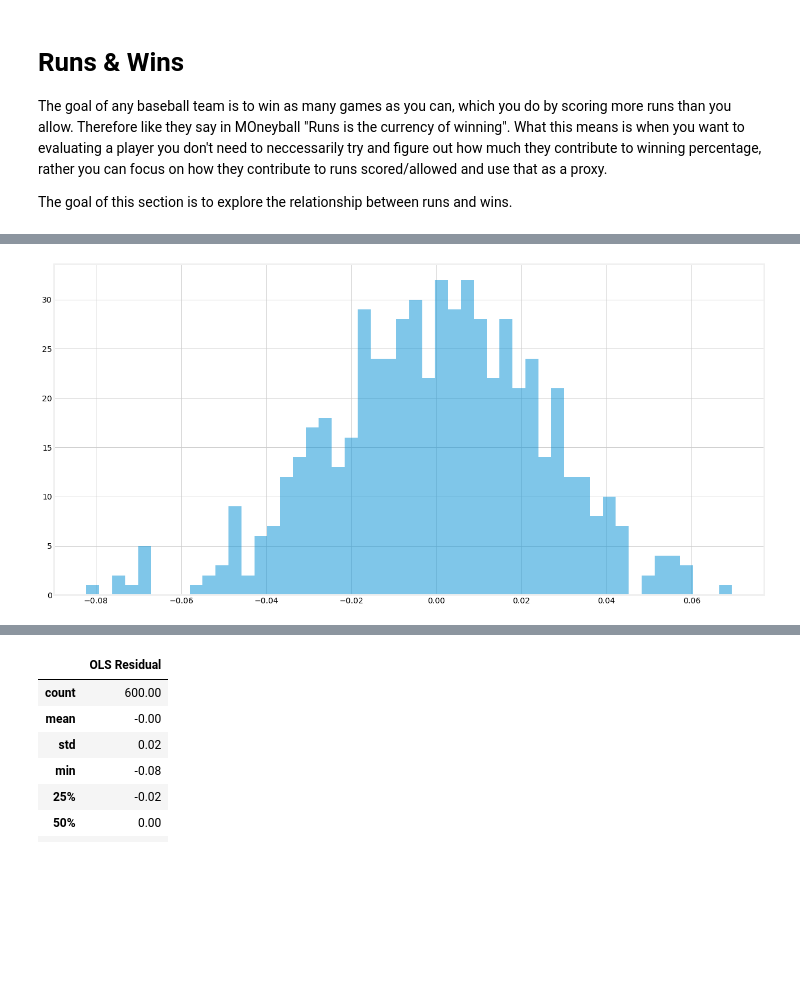
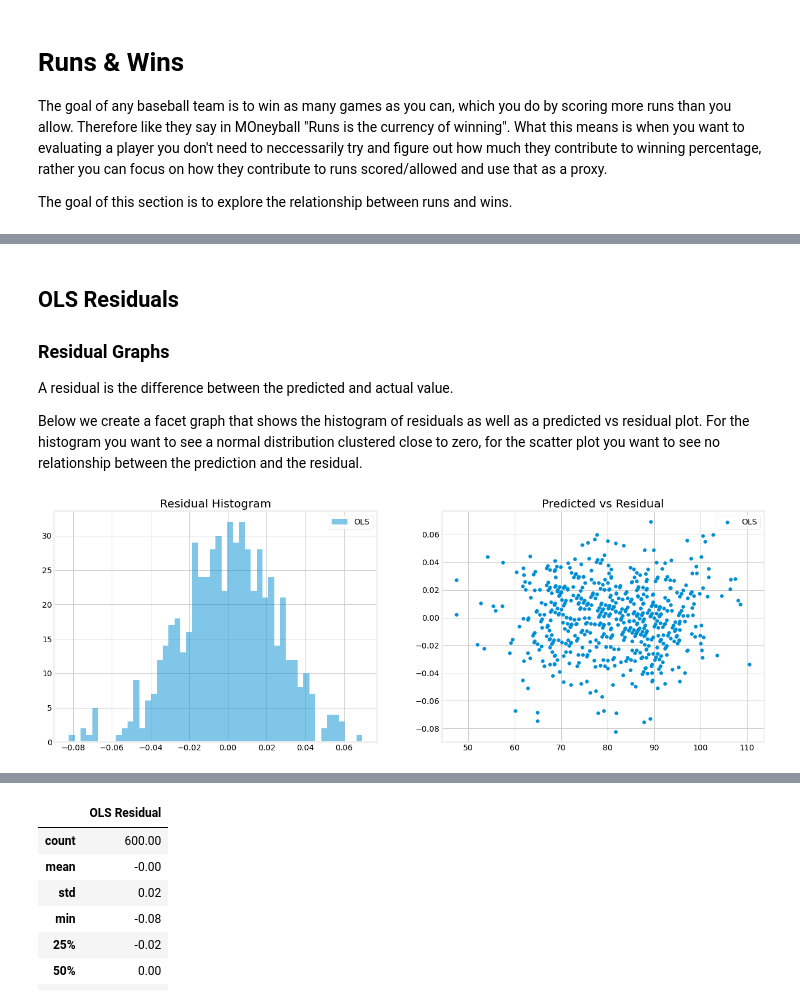
Before and after one commit to mattstonkus/Analyzing_Baseball_Data_Python, a Jupyter notebook: Runs and Wins.ipynb, the cells around one changed output, grey strips where cells are left out. Saved outputs shown, nothing was run; the diff lists cells and outputs as text; code cells hidden in the pictures; blank space fills up the shorter version.

```diff
--- a/Runs and Wins.ipynb
+++ b/Runs and Wins.ipynb
@@ -90,17 +92,38 @@ Covariance Type:            nonrobust
 
 Notes:
 [1] Standard Errors assume that the covariance matrix of the errors is correctly specified.
+# %% [markdown]
+## OLS Residuals
+
+### Residual Graphs
+
+A residual is the difference between the predicted and actual value.
+
+Below we create a facet graph that shows the histogram of residuals as well as a predicted vs residual plot. For the histogram you want to see a normal distribution clustered close to zero, for the scatter plot you want to see no relationship between the prediction and the residual.
 # %%
 prediction = full_model.predict(teams_df[['Runs Per Game','Runs Allowed Per Game','Intercept']])
 teams_df['OLS Win Prediction'] = teams_df['G'] * prediction
 teams_df['OLS Residual'] = prediction - teams_df['Win Percentage']
 plt.style.use('fivethirtyeight')
-fig, ax = plt.subplots(figsize= (20,10))
+fig = plt.figure(figsize=(20,7))
+gs = fig.add_gridspec(1,2)
+ax1 = fig.add_subplot(gs[0, 0])
+ax2 = fig.add_subplot(gs[0, 1])
+
 fig.patch.set_facecolor('white')
-#ax.scatter(prediction, res)
-ax.hist(teams_df['OLS Residual'], alpha = 0.5, bins=50)
-ax.set_facecolor('white')
-#ax.set_xlim(0,100)
-#ax.set_ylim(-20,20)
+ax1.set_facecolor('white')
+ax1.hist(teams_df['OLS Residual'], alpha = 0.5, bins=50, label = 'OLS')
+ax1.set_title('Residual Histogram')
+ax1.legend()
+ax1.legend(facecolor='white')
+
+fig.patch.set_facecolor('white')
+ax2.set_facecolor('white')
+ax2.scatter(teams_df['OLS Win Prediction'], teams_df['OLS Residual'], label='OLS')
+ax2.set_title('Predicted vs Residual')
+ax2.legend()
+ax2.legend(facecolor='white')
+
+plt.show()
 # %% [output]
-[figure, old version]
+[figure, new version]
```
Also changed, not shown: parts of 33 cells of this notebook, 1 other file.
